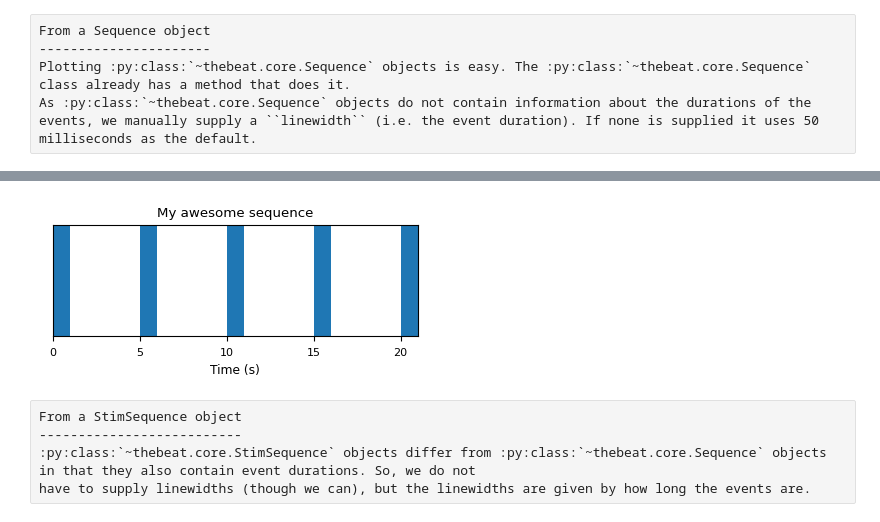
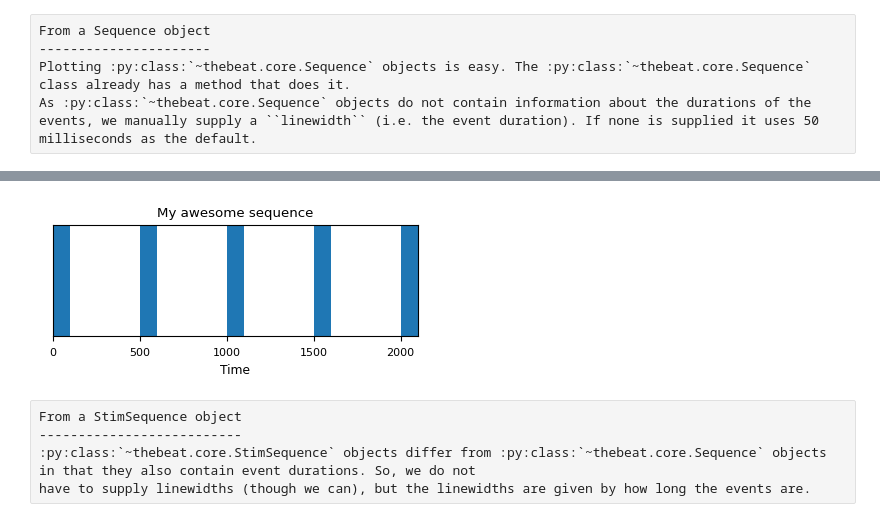
Before and after one commit to Jellevanderwerff/thebeat, a Jupyter notebook: docs/source/examples/snippets/plot_single_sequence.ipynb, the cells around one changed output, grey strips where cells are left out. Drawn from its saved outputs; the diff is of its cells as text; code cells hidden in the pictures.

```diff
--- a/docs/source/examples/snippets/plot_single_sequence.ipynb
+++ b/docs/source/examples/snippets/plot_single_sequence.ipynb
@@ -25,8 +33,8 @@ Note how the following plot has seconds instead of milliseconds on the *x* axis.
 # %%
-seq = Sequence.generate_isochronous(n=5, ioi=5000)
-seq.plot(style='seaborn-paper', title='My awesome sequence', linewidth=1000, figsize=(4, 2));
+seq = Sequence.generate_isochronous(n=5, ioi=500)
+seq.plot_sequence(style='seaborn-paper', title='My awesome sequence', linewidth=100, figsize=(4, 2));
 # %% [output]
-[figure, old version]
+[figure, new version]
 # %% [raw]
 From a StimSequence object
 --------------------------
```
Also changed, not shown: parts of 10 cells of this notebook, 21 other files.
